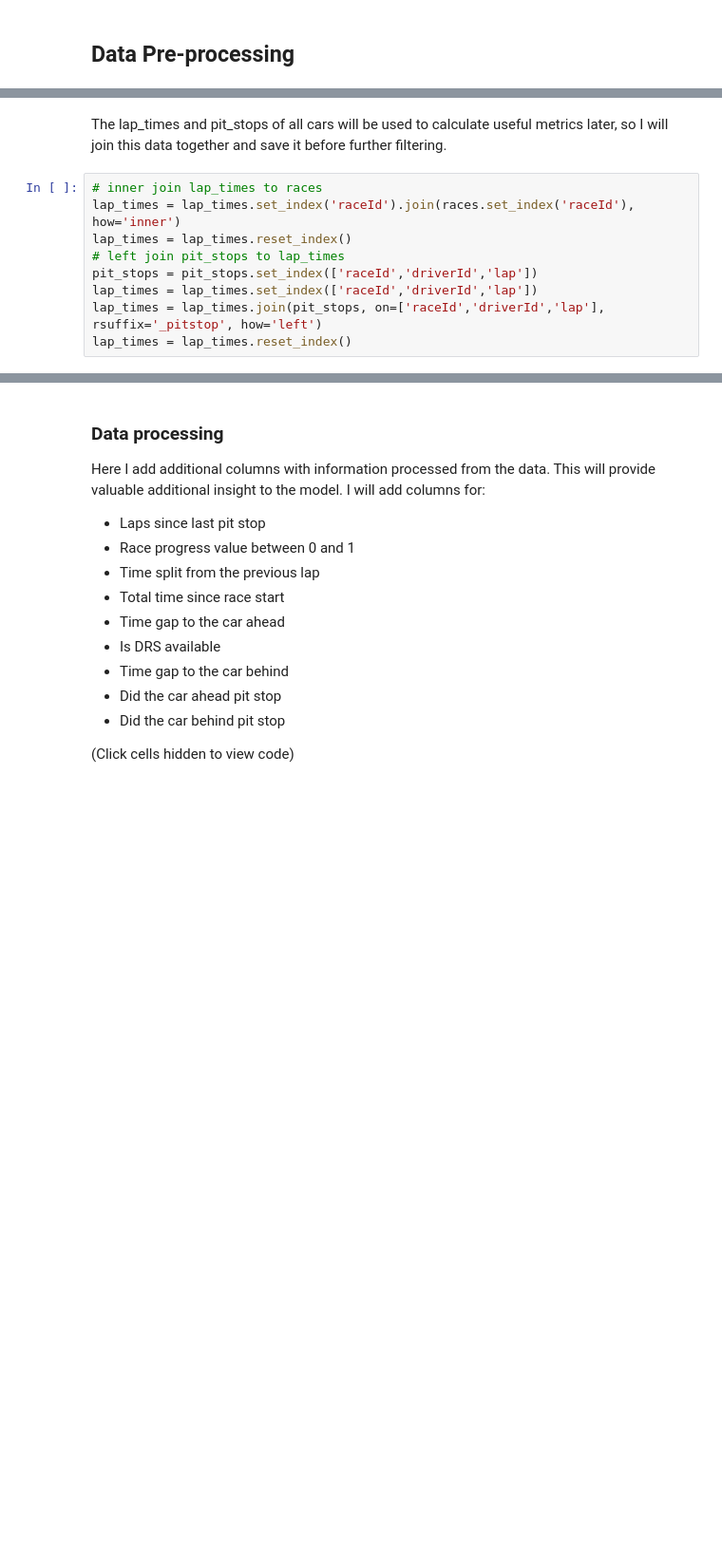
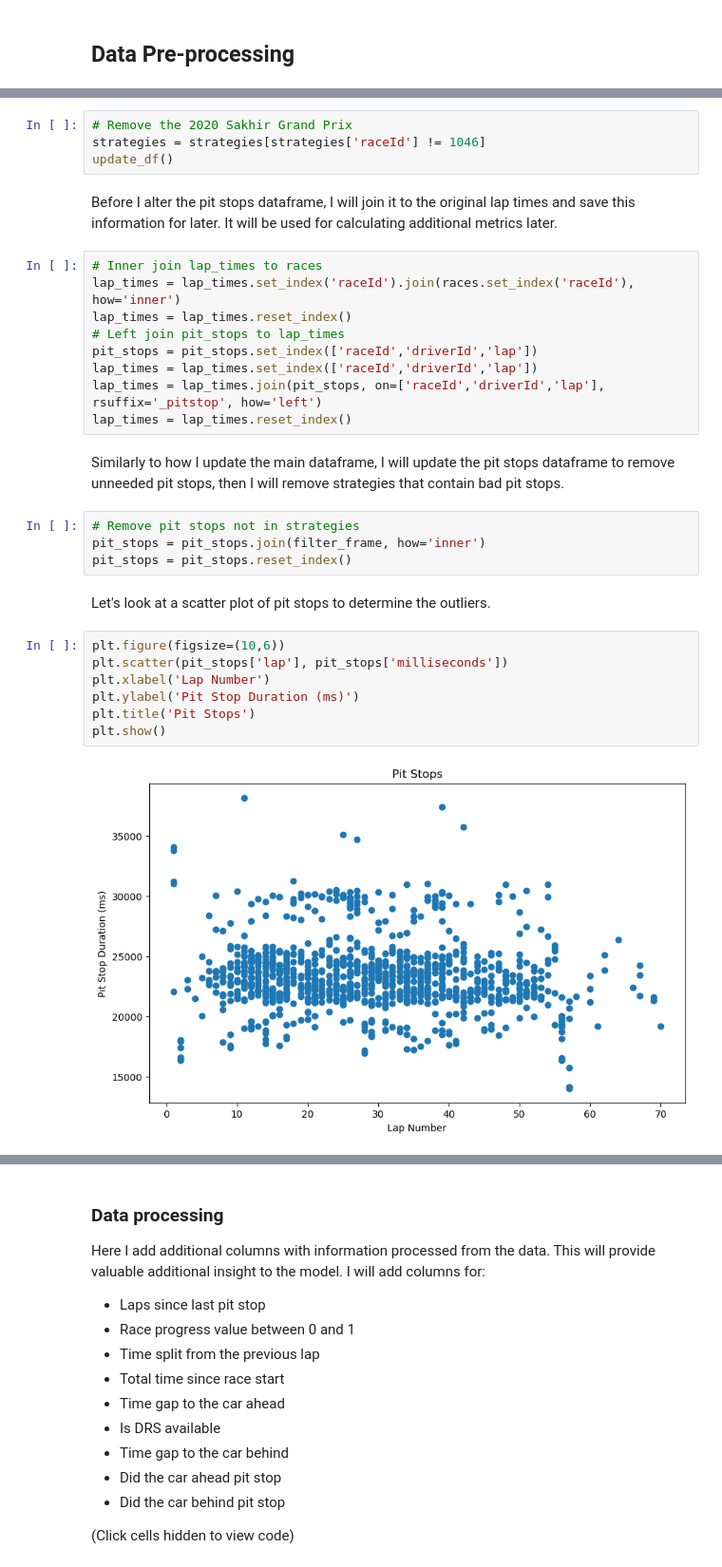
Before and after one commit to krwiles/capstone-project, a Jupyter notebook: project.ipynb, the cells around one changed output, grey strips where cells are left out. Shown: that part at 95% size. Drawn from its saved outputs; the diff is of its cells as text; blank space fills up the shorter version.

Commit message:
Cleaned up model and added writing for 'initial filtering'

```diff
--- a/project.ipynb
+++ b/project.ipynb
@@ -96,11 +115,32 @@ update_df()
+# %%
+# Remove the 2020 Sakhir Grand Prix
+strategies = strategies[strategies['raceId'] != 1046]
+update_df()
 # %% [markdown]
-The lap_times and pit_stops of all cars will be used to calculate useful metrics later, so I will join this data together and save it before further filtering.
+Before I alter the pit stops dataframe, I will join it to the original lap times and save this information for later. It will be used for calculating additional metrics later.
 # %%
-# inner join lap_times to races
+# Inner join lap_times to races
 lap_times = lap_times.set_index('raceId').join(races.set_index('raceId'), how='inner')
 lap_times = lap_times.reset_index()
-# left join pit_stops to lap_times
+# Left join pit_stops to lap_times
 pit_stops = pit_stops.set_index(['raceId','driverId','lap'])
 lap_times = lap_times.set_index(['raceId','driverId','lap'])
 lap_times = lap_times.join(pit_stops, on=['raceId','driverId','lap'], rsuffix='_pitstop', how='left')
 lap_times = lap_times.reset_index()
+# %% [markdown]
+Similarly to how I update the main dataframe, I will update the pit stops dataframe to remove unneeded pit stops, then I will remove strategies that contain bad pit stops.
+# %%
+# Remove pit stops not in strategies
+pit_stops = pit_stops.join(filter_frame, how='inner')
+pit_stops = pit_stops.reset_index()
+# %% [markdown]
+Let's look at a scatter plot of pit stops to determine the outliers.
+# %%
+plt.figure(figsize=(10,6))
+plt.scatter(pit_stops['lap'], pit_stops['milliseconds'])
+plt.xlabel('Lap Number')
+plt.ylabel('Pit Stop Duration (ms)')
+plt.title('Pit Stops')
+plt.show()
+# %% [output]
+[figure, added]
```
Also changed, not shown: parts of 31 cells of this notebook, 16 other files.
